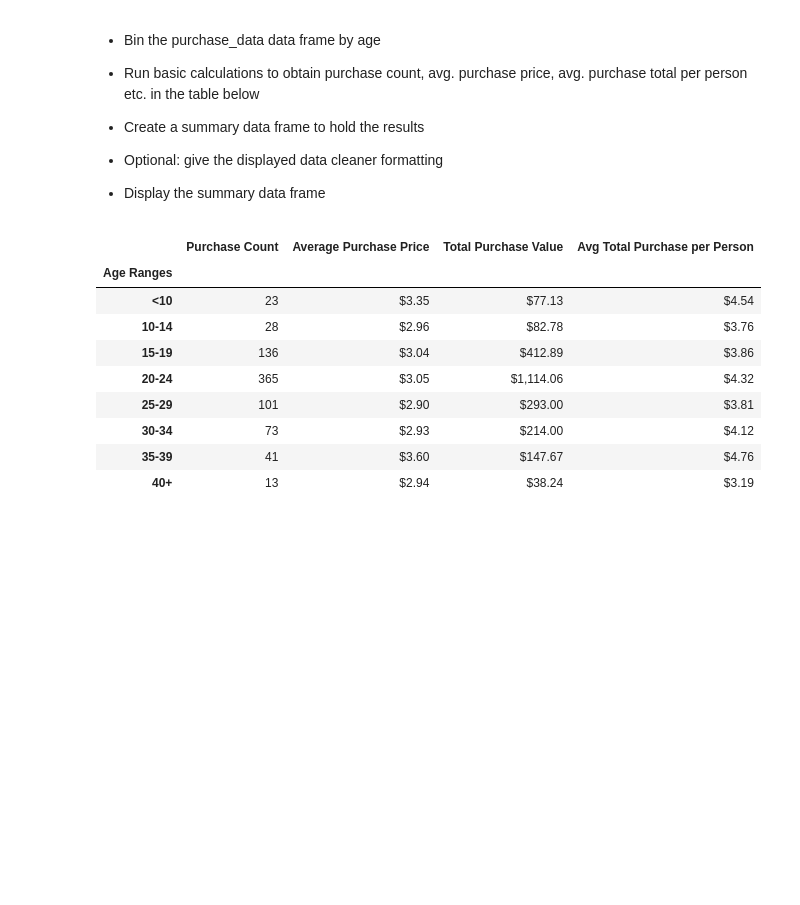
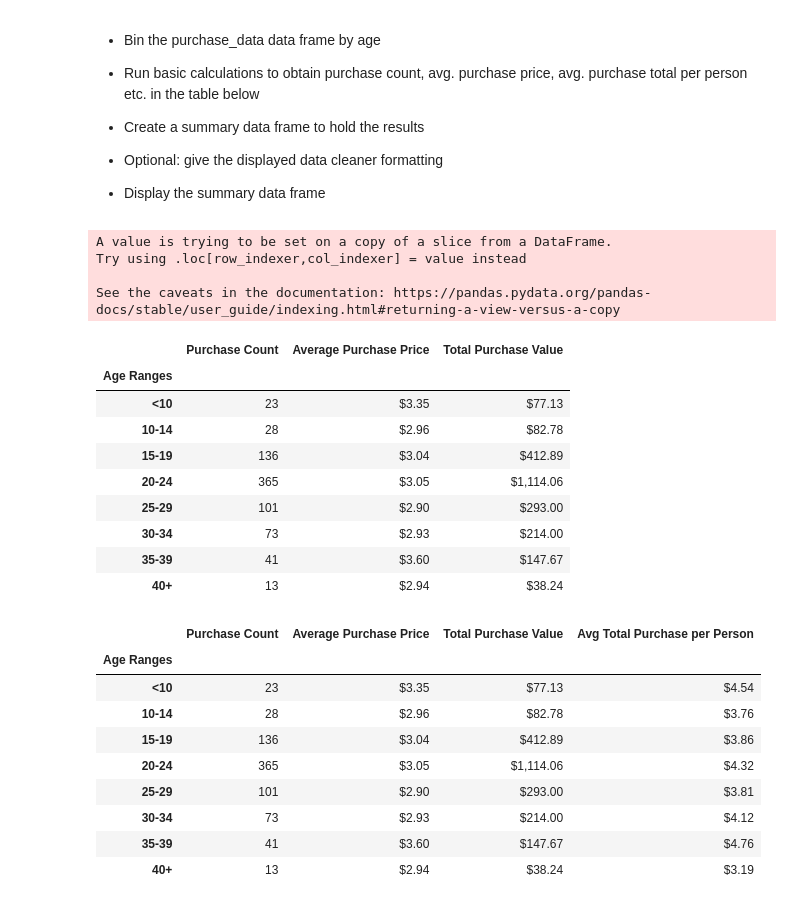
Before and after one commit to johnswier/Heroes-of-Pymoli, a Jupyter notebook: HeroesOfPymoli_HW.ipynb, the cells around one changed output. Saved outputs shown, nothing was run; the diff lists cells and outputs as text; code cells hidden in the pictures; blank space fills up the shorter version.

```diff
--- a/HeroesOfPymoli_HW.ipynb
+++ b/HeroesOfPymoli_HW.ipynb
@@ -125,3 +122,18 @@ analysis_df
 
 
 * Display Age Demographics Table
+# %%
+bins = [0,10,15,20,25,30,35,40,200]
+age_names = ["<10","10-14","15-19","20-24","25-29","30-34","35-39","40+"]
+SN_df = df.drop_duplicates("SN")
+small_SN_df = SN_df[["SN", "Age"]]
+small_SN_df["Age Bins"] = pd.cut(small_SN_df["Age"], bins, labels = age_names, right = False)
+
+
+groupby_df = small_SN_df.groupby("Age Bins")
+total_age_count = groupby_df.count()["SN"]
+percentage_players = total_age_count / len(small_SN_df["Age"]) * 100
+percentage_players = percentage_players.map("{:,.2f}%".format)
+
+age_demo_df = pd.DataFrame({"Total Count": total_age_count, "Percentage of Players":percentage_players})
+age_demo_df
@@ -152,6 +180,34 @@ analysis_df
 
 
 * Display the summary data frame
+# %%
+small_df_byage = df[["Age", "Price"]]
+small_df_byage["Age Ranges"] = pd.cut(df["Age"], bins, labels = age_names, right = False)
+small_df_byage = small_df_byage.groupby("Age Ranges")
+purchase_count_byage = small_df_byage["Age"].count()
+avg_purchase_price_byage = small_df_byage["Price"].mean()
+total_purchase_byage = small_df_byage["Price"].sum()
+total_purchase_byage = total_purchase_byage.map("${:,.2f}".format)
+avg_purchase_price_byage = avg_purchase_price_byage.map("${:,.2f}".format)
+analysis_byage_df = pd.DataFrame({"Purchase Count": purchase_count_byage,
+                                  "Average Purchase Price": avg_purchase_price_byage,
+                                 "Total Purchase Value": total_purchase_byage})
+analysis_byage_df
+# %% [output]
+A value is trying to be set on a copy of a slice from a DataFrame.
+Try using .loc[row_indexer,col_indexer] = value instead
+
+See the caveats in the documentation: https://pandas.pydata.org/pandas-docs/stable/user_guide/indexing.html#returning-a-view-versus-a-copy
+|  | Purchase Count | Average Purchase Price | Total Purchase Value |
+| Age Ranges |  |  |  |
+| <10 | 23 | $3.35 | $77.13 |
+| 10-14 | 28 | $2.96 | $82.78 |
+| 15-19 | 136 | $3.04 | $412.89 |
+| 20-24 | 365 | $3.05 | $1,114.06 |
+| 25-29 | 101 | $2.90 | $293.00 |
+| 30-34 | 73 | $2.93 | $214.00 |
+| 35-39 | 41 | $3.60 | $147.67 |
+| 40+ | 13 | $2.94 | $38.24 |
 # %%
 # %% [output]
 |  | Purchase Count | Average Purchase Price | Total Purchase Value | Avg Total Purchase per Person |
```
Also changed, not shown: parts of 5 cells of this notebook.
